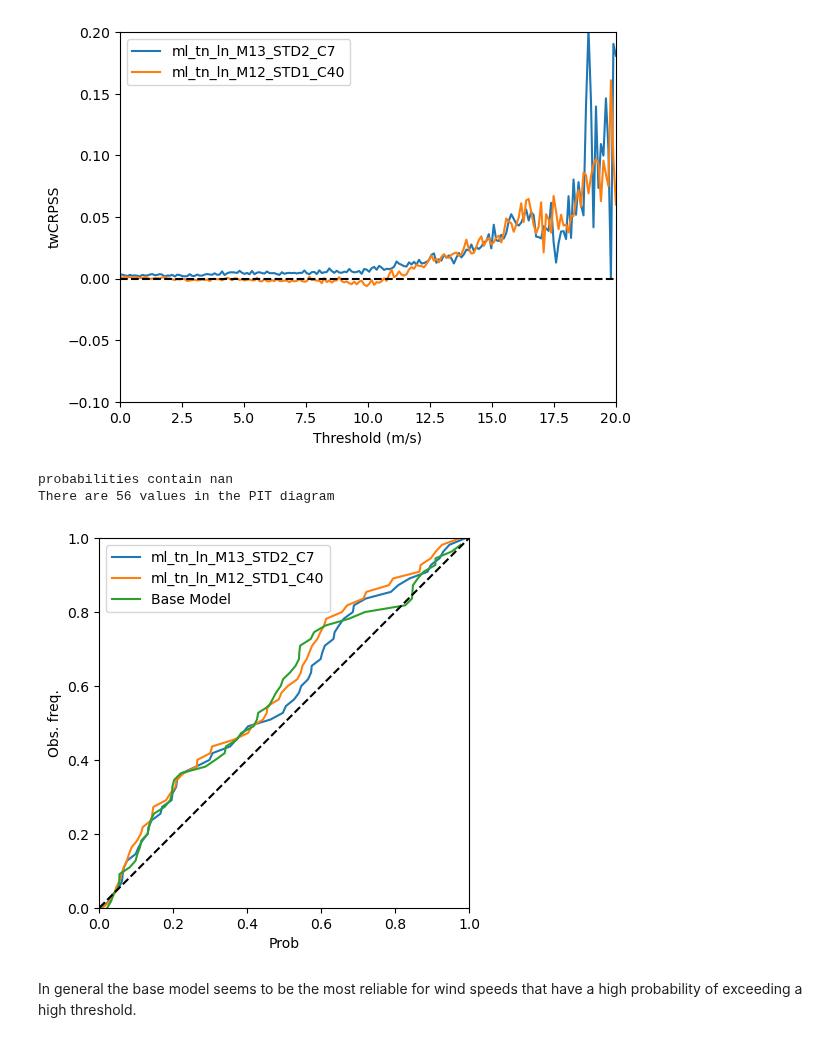
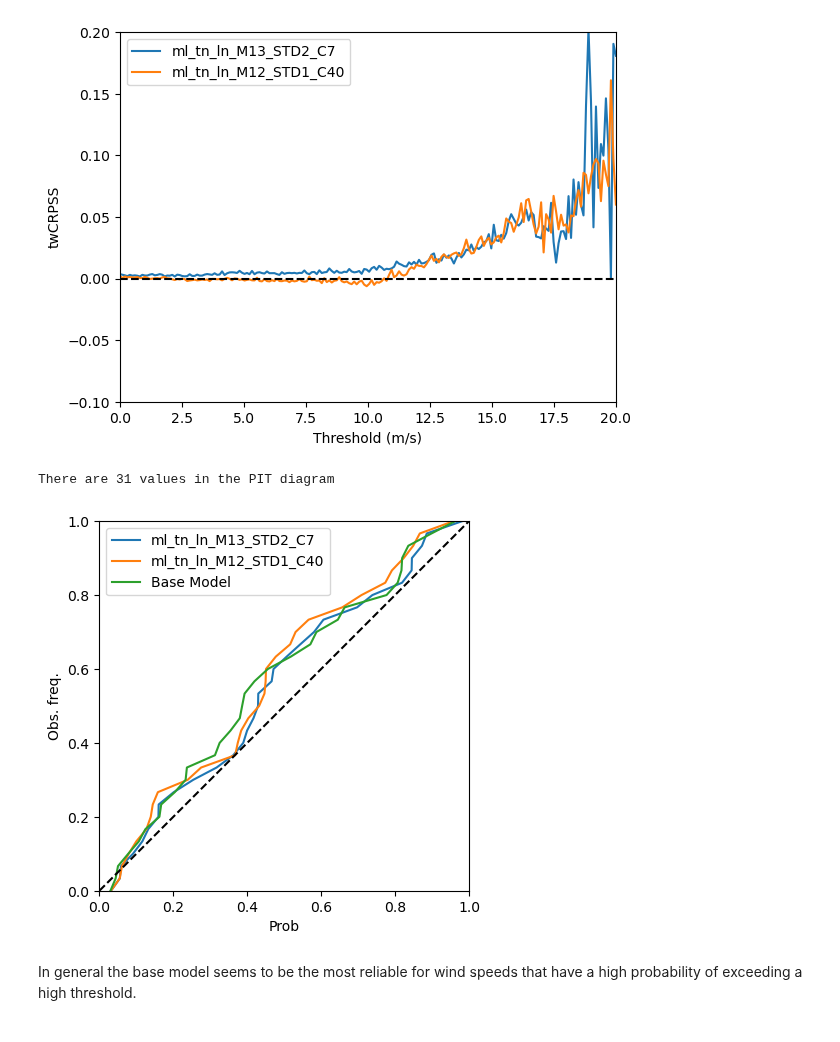
Before and after one commit to SimonHakvoort/thesiscode, a Jupyter notebook: src/new_emos_results/meeting_april.ipynb, the cells around one changed output. Saved outputs shown, nothing was run; the diff lists cells and outputs as text; code cells hidden in the pictures.

```diff
--- a/src/new_emos_results/meeting_april.ipynb
+++ b/src/new_emos_results/meeting_april.ipynb
@@ -572,12 +591,11 @@ make_twcrpss_plot(base_model, best_models, X_test, y_test, values, ylim=ylim, sa
 # %% [output]
 [figure]
 # %%
-t = 16
+t = 17
 make_cpit_diagram_emos(best_models, X_test, y_test, t=t, base_model=base_model)
 # %% [output]
-probabilities contain nan
-There are 56 values in the PIT diagram
+There are 31 values in the PIT diagram
-[figure, old version]
+[figure, new version]
 # %% [markdown]
 In general the base model seems to be the most reliable for wind speeds that have a high probability of exceeding a high threshold.
 # %%
```
Also changed, not shown: parts of 15 cells of this notebook, 7 other files.
